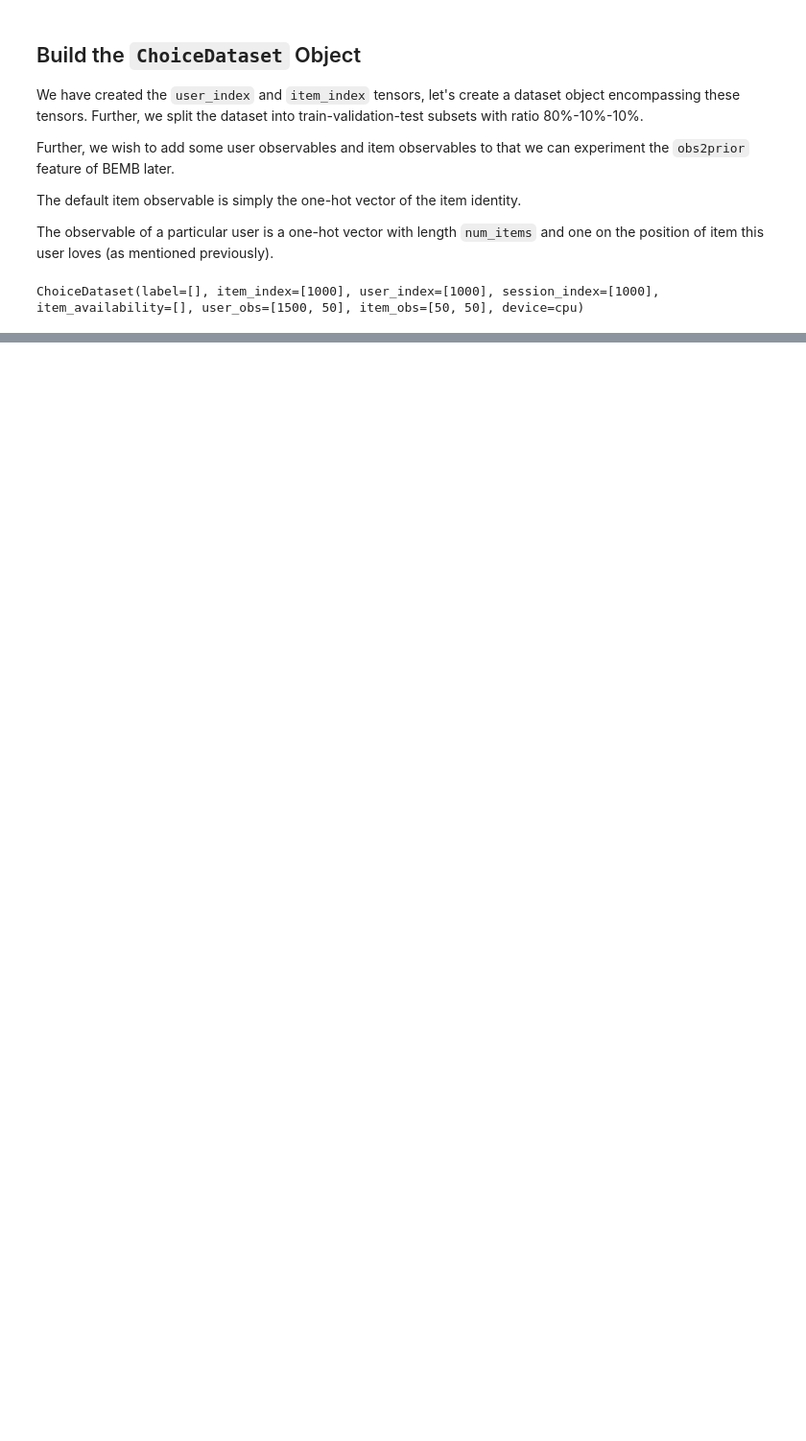
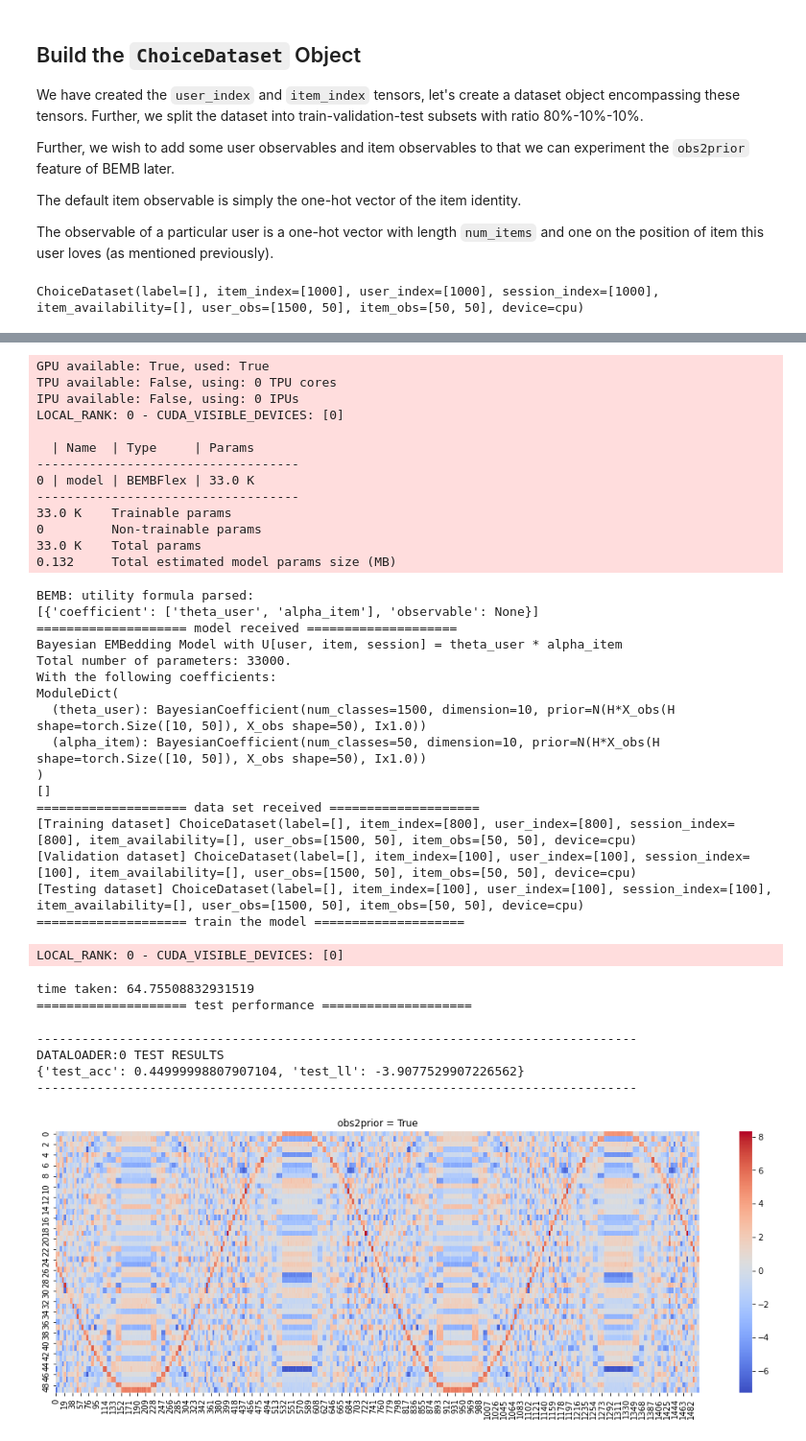
Before and after one commit to gsbDBI/bemb, a Jupyter notebook: tutorials/simulation/simulation.ipynb, the cells around one changed output, grey strips where cells are left out. Shown: that part at 96% size. Saved outputs shown, nothing was run; the diff lists cells and outputs as text; code cells hidden in the pictures; blank space fills up the shorter version.

```diff
--- a/tutorials/simulation/simulation.ipynb
+++ b/tutorials/simulation/simulation.ipynb
@@ -212,0 +198,40 @@ DATALOADER:0 TEST RESULTS
+# %%
+fit_model(obs2prior=True)
+# %% [output]
+GPU available: True, used: True
+TPU available: False, using: 0 TPU cores
+IPU available: False, using: 0 IPUs
+LOCAL_RANK: 0 - CUDA_VISIBLE_DEVICES: [0]
+
+  | Name  | Type     | Params
+-----------------------------------
+0 | model | BEMBFlex | 33.0 K
+-----------------------------------
+33.0 K    Trainable params
+0         Non-trainable params
+33.0 K    Total params
+0.132     Total estimated model params size (MB)
+BEMB: utility formula parsed:
+[{'coefficient': ['theta_user', 'alpha_item'], 'observable': None}]
+==================== model received ====================
+Bayesian EMBedding Model with U[user, item, session] = theta_user * alpha_item
+Total number of parameters: 33000.
+With the following coefficients:
+ModuleDict(
+  (theta_user): BayesianCoefficient(num_classes=1500, dimension=10, prior=N(H*X_obs(H shape=torch.Size([10, 50]), X_obs shape=50), Ix1.0))
+  (alpha_item): BayesianCoefficient(num_classes=50, dimension=10, prior=N(H*X_obs(H shape=torch.Size([10, 50]), X_obs shape=50), Ix1.0))
+)
+[]
+==================== data set received ====================
+[Training dataset] ChoiceDataset(label=[], item_index=[800], user_index=[800], session_index=[800], item_availability=[], user_obs=[1500, 50], item_obs=[50, 50], device=cpu)
+[Validation dataset] ChoiceDataset(label=[], item_index=[100], user_index=[100], session_index=[100], item_availability=[], user_obs=[1500, 50], item_obs=[50, 50], device=cpu)
+[Testing dataset] ChoiceDataset(label=[], item_index=[100], user_index=[100], session_index=[100], item_availability=[], user_obs=[1500, 50], item_obs=[50, 50], device=cpu)
+==================== train the model ====================
+LOCAL_RANK: 0 - CUDA_VISIBLE_DEVICES: [0]
+time taken: 64.75508832931519
+==================== test performance ====================
+--------------------------------------------------------------------------------
+DATALOADER:0 TEST RESULTS
+{'test_acc': 0.44999998807907104, 'test_ll': -3.9077529907226562}
+--------------------------------------------------------------------------------
+[figure, added]
```
Also changed, not shown: parts of 7 cells of this notebook, 7 other files.
